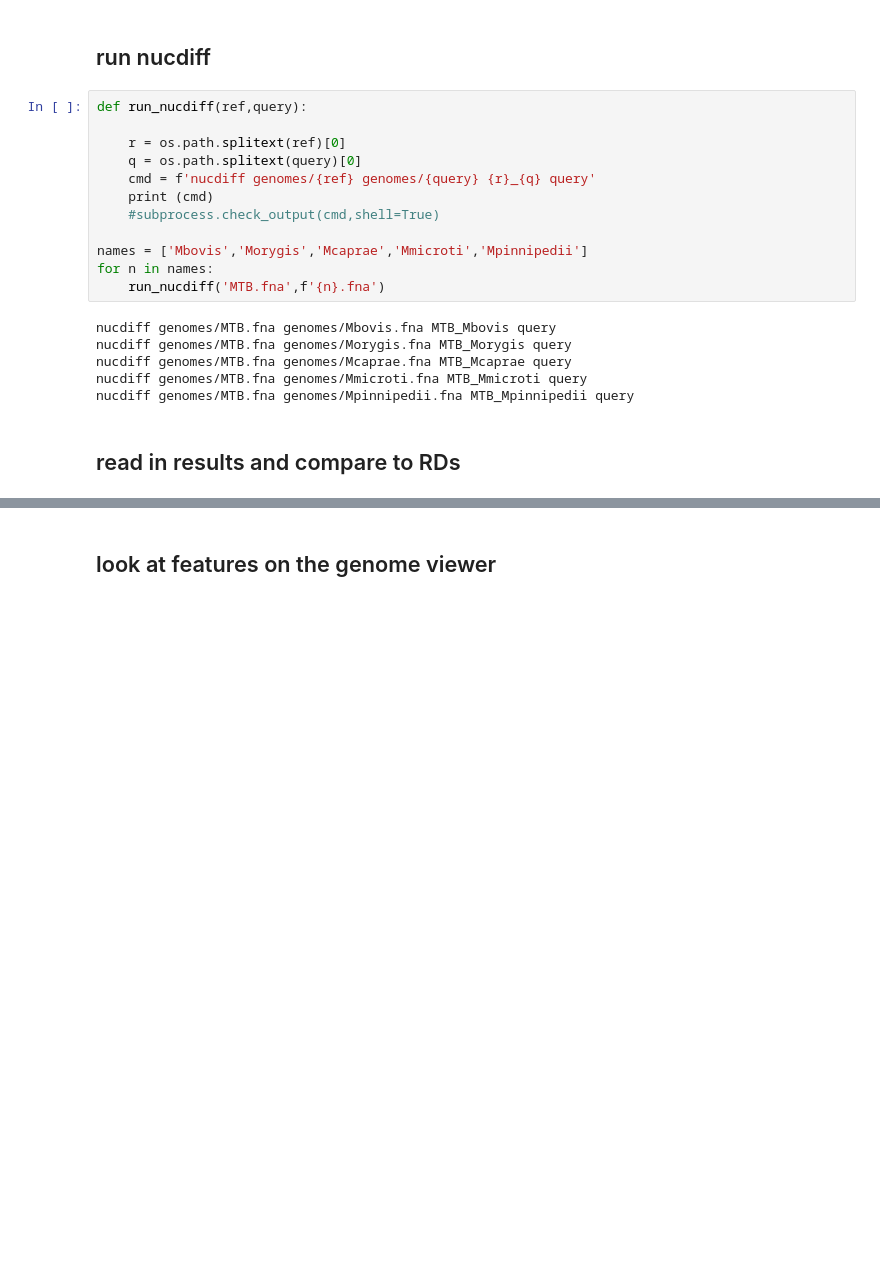
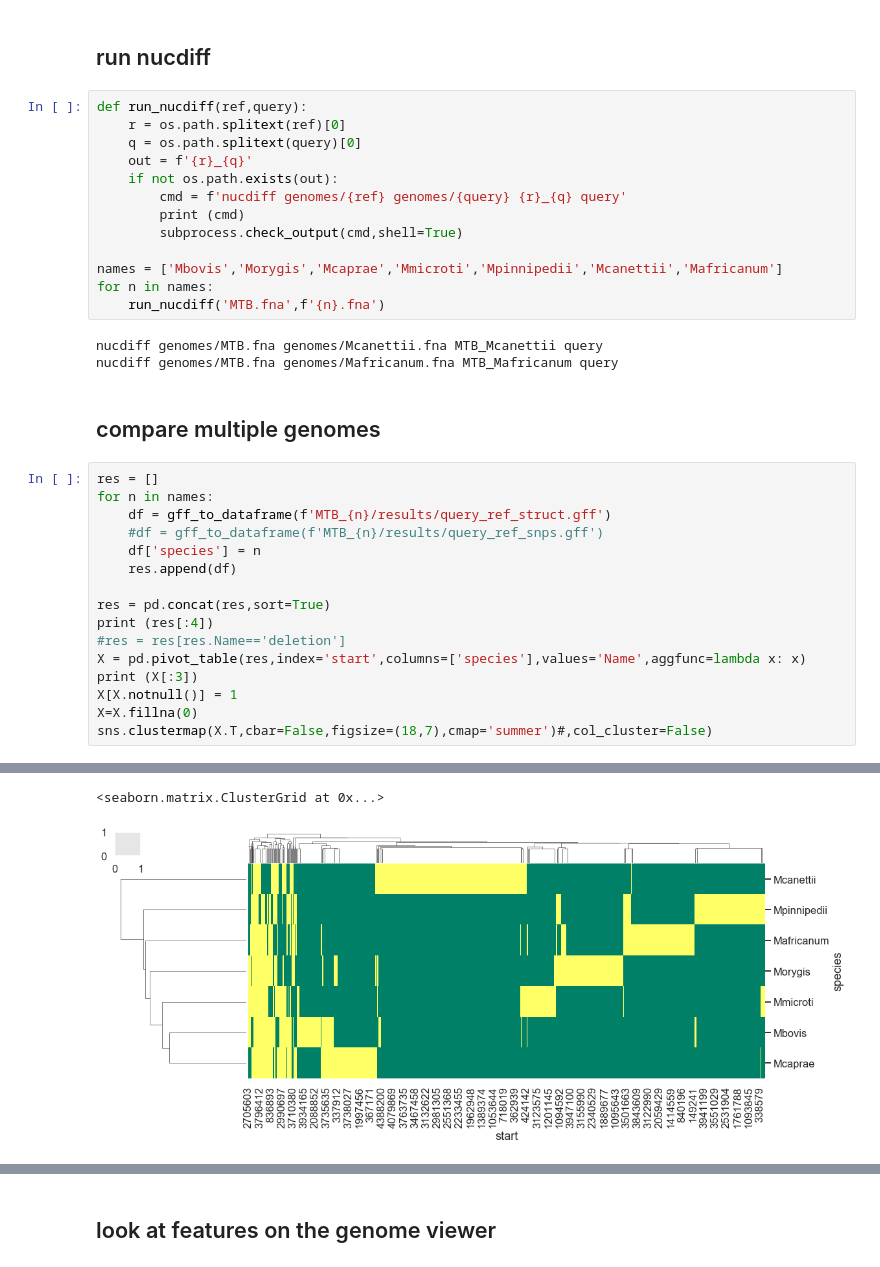
Before and after one commit to Matt-McElheron/Orygis_project, a Jupyter notebook: damien_analysis.ipynb, the cells around one changed output, grey strips where cells are left out. Cells and saved outputs as stored; diff of their text form; blank space fills up the shorter version.

```diff
--- a/damien_analysis.ipynb
+++ b/damien_analysis.ipynb
@@ -68,21 +72,36 @@ def gff_to_dataframe(filename):
 ## run nucdiff
 # %%
 def run_nucdiff(ref,query):
-
     r = os.path.splitext(ref)[0]
     q = os.path.splitext(query)[0]
-    cmd = f'nucdiff genomes/{ref} genomes/{query} {r}_{q} query'
-    print (cmd)
-    #subprocess.check_output(cmd,shell=True)
+    out = f'{r}_{q}'
+    if not os.path.exists(out):
+        cmd = f'nucdiff genomes/{ref} genomes/{query} {r}_{q} query'
+        print (cmd)
+        subprocess.check_output(cmd,shell=True)
 
-names = ['Mbovis','Morygis','Mcaprae','Mmicroti','Mpinnipedii']
+names = ['Mbovis','Morygis','Mcaprae','Mmicroti','Mpinnipedii','Mcanettii','Mafricanum']
 for n in names:
     run_nucdiff('MTB.fna',f'{n}.fna')
 # %% [output]
-nucdiff genomes/MTB.fna genomes/Mbovis.fna MTB_Mbovis query
-nucdiff genomes/MTB.fna genomes/Morygis.fna MTB_Morygis query
-nucdiff genomes/MTB.fna genomes/Mcaprae.fna MTB_Mcaprae query
-nucdiff genomes/MTB.fna genomes/Mmicroti.fna MTB_Mmicroti query
-nucdiff genomes/MTB.fna genomes/Mpinnipedii.fna MTB_Mpinnipedii query
+nucdiff genomes/MTB.fna genomes/Mcanettii.fna MTB_Mcanettii query
+nucdiff genomes/MTB.fna genomes/Mafricanum.fna MTB_Mafricanum query
-# %% [markdown]
-## read in results and compare to RDs
+# %% [markdown]
+## compare multiple genomes
+# %%
+res = []
+for n in names:
+    df = gff_to_dataframe(f'MTB_{n}/results/query_ref_struct.gff')
+    #df = gff_to_dataframe(f'MTB_{n}/results/query_ref_snps.gff')
+    df['species'] = n
+    res.append(df)
+
+res = pd.concat(res,sort=True)
+print (res[:4])
+#res = res[res.Name=='deletion']
+X = pd.pivot_table(res,index='start',columns=['species'],values='Name',aggfunc=lambda x: x)
+print (X[:3])
+X[X.notnull()] = 1
+X=X.fillna(0)
+sns.clustermap(X.T,cbar=False,figsize=(18,7),cmap='summer')#,col_cluster=False)
+# %% [output]
@@ -88,0 +118,2 @@ nucdiff genomes/MTB.fna genomes/Mpinnipedii.fna MTB_Mpinnipedii query
+<seaborn.matrix.ClusterGrid at 0x...>
+[figure, added]
```
Also changed, not shown: parts of 13 cells of this notebook.
